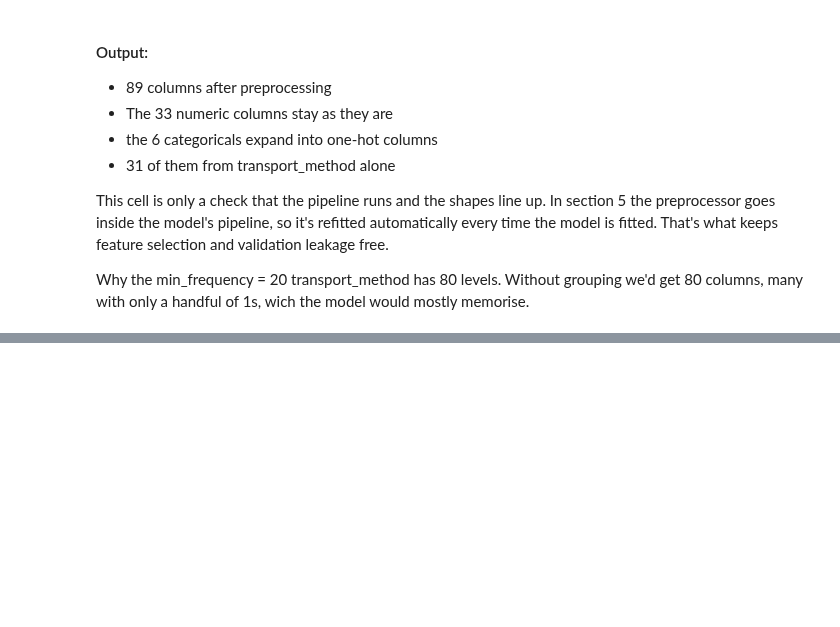
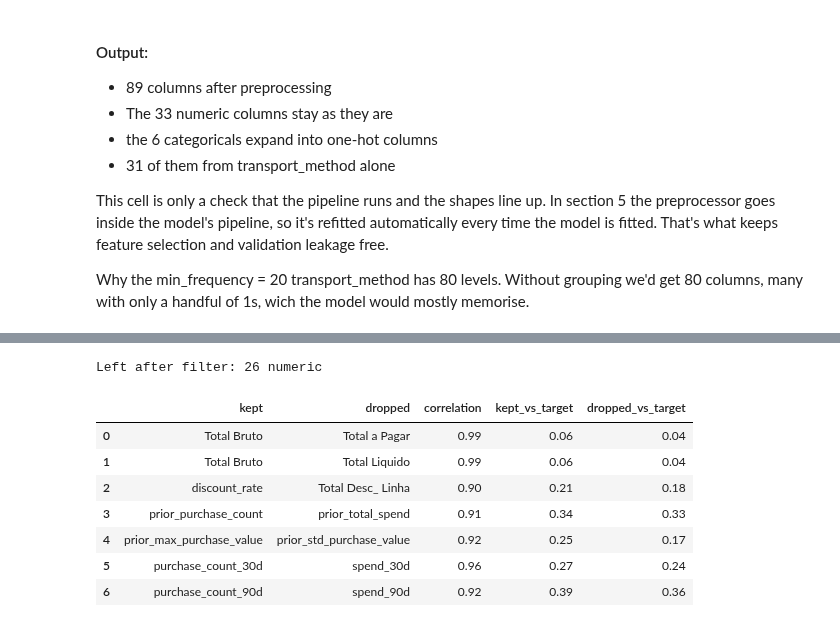
Before and after one commit to EduardoFDuarte/machine_learning_202627, a Jupyter notebook: notebooks/Mark_V1.ipynb, the cells around one changed output, grey strips where cells are left out. Drawn from its saved outputs; the diff is of its cells as text; code cells hidden in the pictures; blank space fills up the shorter version.

```diff
--- a/notebooks/Mark_V1.ipynb
+++ b/notebooks/Mark_V1.ipynb
@@ -606,0 +621,34 @@ Drop identifiers and near-constant columns, run the correlation filter, then tes
+# %%
+corr = fit_part[candidate_num].corr(method="spearman").abs()                               # features vs feature
+target_corr = fit_part[candidate_num].corrwith(fit_part[TARGET], method="spearman").abs()  # feature vs target
+
+to_drop = set()
+dropped_pairs = []                                                                 # One entry per dropped feature, for the table
+for i, a in enumerate(candidate_num):                                              # compare every pair once
+    for b in candidate_num[i + 1:]:
+        if a in to_drop or b in to_drop or "random_noise" in (a, b):
+            continue                                                               # skip pairs already handled, and never drop the probe here
+        if corr.loc[a, b] > 0.9:
+            weaker, kept = (a, b) if target_corr[a] < target_corr[b] else (b, a)   # keep the one more related to the target
+            to_drop.add(weaker)
+            dropped_pairs.append({
+                "kept": kept,
+                "dropped": weaker,
+                "correlation": round(corr.loc[a, b], 2),
+                "kept_vs_target": round(target_corr[kept], 3),
+                "dropped_vs_target": round(target_corr[weaker], 3),
+            })
+
+after_filter = [c for c in candidate_num if c not in to_drop]
+print("Left after filter:", len(after_filter), "numeric")
+pd.DataFrame(dropped_pairs)
+# %% [output]
+Left after filter: 26 numeric
+|  | kept | dropped | correlation | kept_vs_target | dropped_vs_target |
+| 0 | Total Bruto | Total a Pagar | 0.99 | 0.06 | 0.04 |
+| 1 | Total Bruto | Total Liquido | 0.99 | 0.06 | 0.04 |
+| 2 | discount_rate | Total Desc_ Linha | 0.90 | 0.21 | 0.18 |
+| 3 | prior_purchase_count | prior_total_spend | 0.91 | 0.34 | 0.33 |
+| 4 | prior_max_purchase_value | prior_std_purchase_value | 0.92 | 0.25 | 0.17 |
+| 5 | purchase_count_30d | spend_30d | 0.96 | 0.27 | 0.24 |
+| 6 | purchase_count_90d | spend_90d | 0.92 | 0.39 | 0.36 |
```
Also changed, not shown: parts of 35 cells of this notebook, 1 other file.
